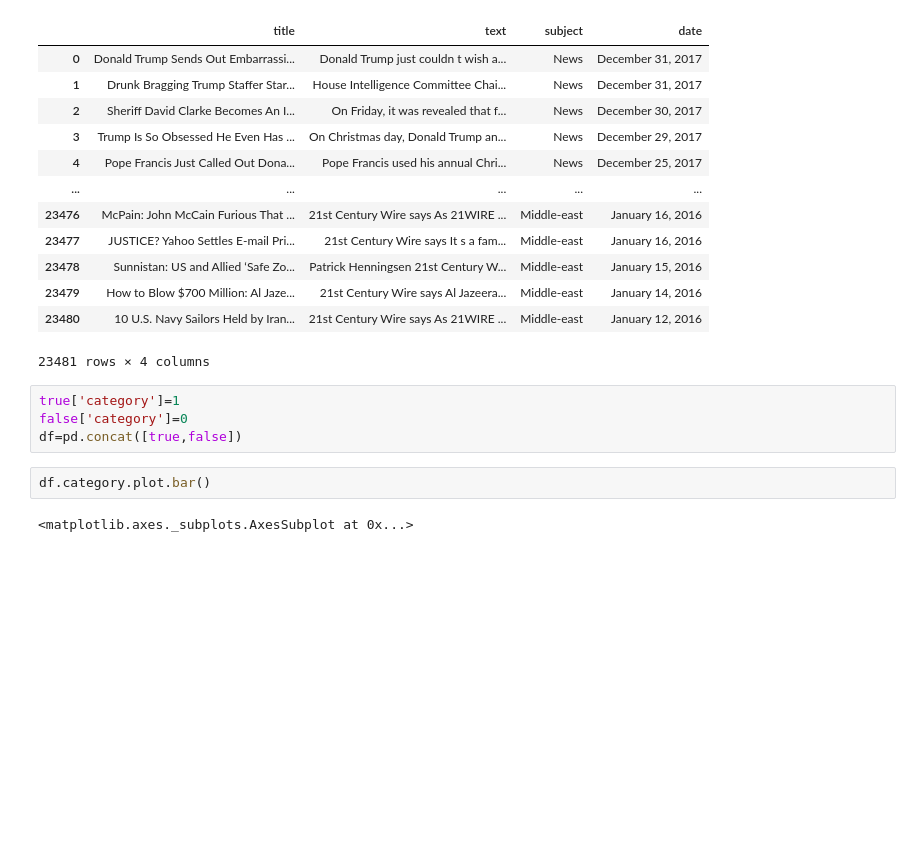
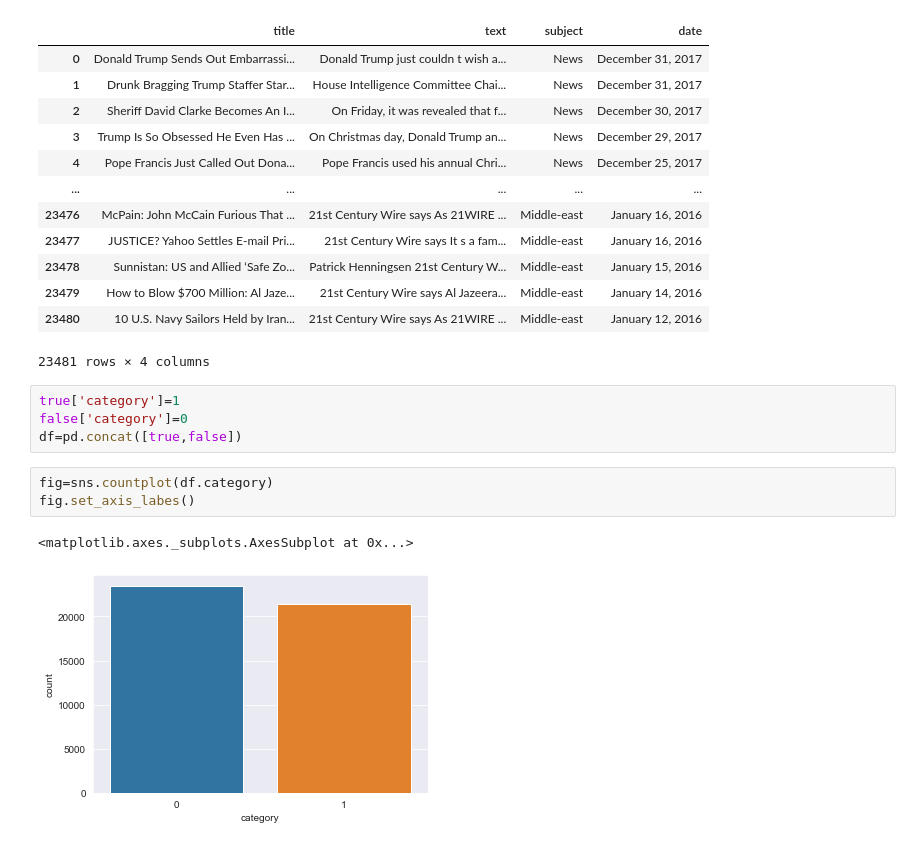
Before and after one commit to neverland1025/nlpproject, a Jupyter notebook: Fake news and true news.ipynb, the cells around one changed output. Cells and saved outputs as stored; diff of their text form; blank space fills up the shorter version.

```diff
--- a/Fake news and true news.ipynb
+++ b/Fake news and true news.ipynb
@@ -67,7 +67,9 @@ false
 true['category']=1
 false['category']=0
 df=pd.concat([true,false])
-# %%
-df.category.plot.bar()
-# %% [output]
-<matplotlib.axes._subplots.AxesSubplot at 0x...>
+# %%
+fig=sns.countplot(df.category)
+fig.set_axis_labes()
+# %% [output]
+<matplotlib.axes._subplots.AxesSubplot at 0x...>
+[figure, added]
```
Also changed, not shown: parts of 11 cells of this notebook, 1 other file.
